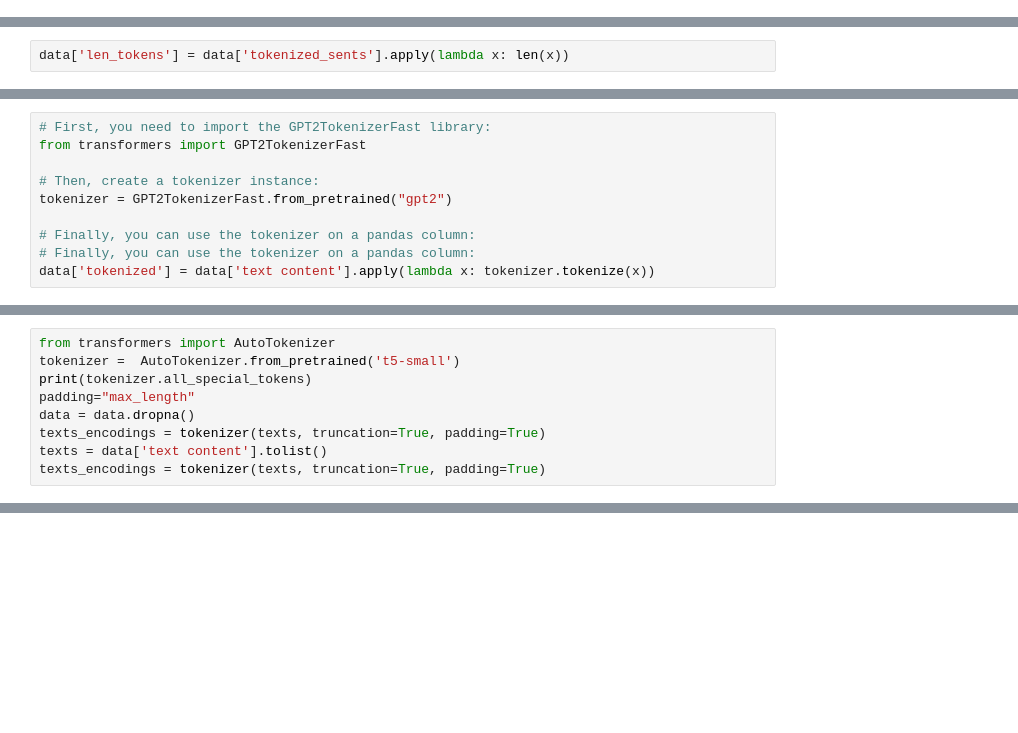
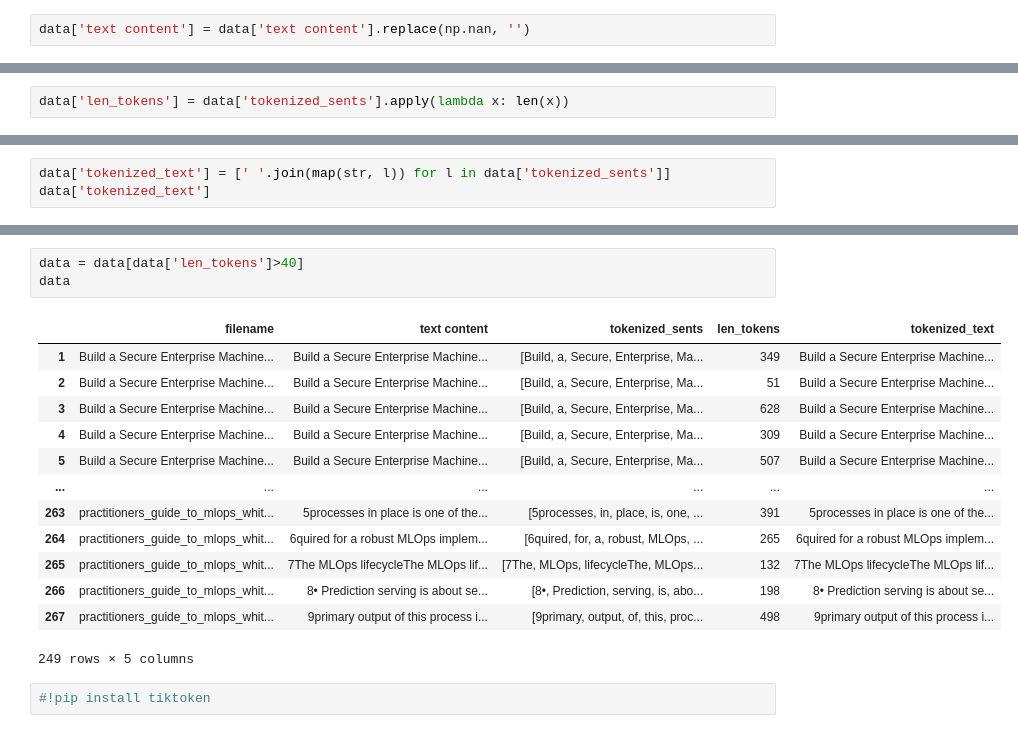
Before and after one commit to adebolarahman17/Boxes, a Jupyter notebook: Copy_of_Welcome_To_Colaboratory.ipynb, the cells around one changed output, grey strips where cells are left out. Saved outputs shown, nothing was run; the diff lists cells and outputs as text; blank space fills up the shorter version.

```diff
--- a/Copy_of_Welcome_To_Colaboratory.ipynb
+++ b/Copy_of_Welcome_To_Colaboratory.ipynb
@@ -480,6 +481,8 @@ data.head()
 | 2 | Build a Secure Enterprise Machine... | Build a Secure Enterprise Machine... |
 | 3 | Build a Secure Enterprise Machine... | Build a Secure Enterprise Machine... |
 | 4 | Build a Secure Enterprise Machine... | Build a Secure Enterprise Machine... |
+# %%
+data['text content'] = data['text content'].replace(np.nan, '')
 # %%
 import nltk
 nltk.download('punkt')
@@ -495,10 +494,0 @@ tokenizer = GPT2TokenizerFast.from_pretrained("gpt2")
-# %%
-# First, you need to import the GPT2TokenizerFast library:
-from transformers import GPT2TokenizerFast
-
-# Then, create a tokenizer instance:
-tokenizer = GPT2TokenizerFast.from_pretrained("gpt2")
-
-# Finally, you can use the tokenizer on a pandas column:
-# Finally, you can use the tokenizer on a pandas column:
-data['tokenized'] = data['text content'].apply(lambda x: tokenizer.tokenize(x))
@@ -508,9 +494,0 @@ TypeError: ignored
-# %%
-from transformers import AutoTokenizer
-tokenizer =  AutoTokenizer.from_pretrained('t5-small')
-print(tokenizer.all_special_tokens)
-padding="max_length"
-data = data.dropna()
-texts_encodings = tokenizer(texts, truncation=True, padding=True)
-texts = data['text content'].tolist()
-texts_encodings = tokenizer(texts, truncation=True, padding=True)
@@ -519,0 +510,3 @@ TypeError: ignored
+# %%
+data['tokenized_text'] = [' '.join(map(str, l)) for l in data['tokenized_sents']]
+data['tokenized_text']
@@ -519,0 +526,19 @@ TypeError: ignored
+# %%
+data = data[data['len_tokens']>40]
+data
+# %% [output]
+|  | filename | text content | tokenized_sents | len_tokens | tokenized_text |
+| 1 | Build a Secure Enterprise Machine... | Build a Secure Enterprise Machine... | [Build, a, Secure, Enterprise, Ma... | 349 | Build a Secure Enterprise Machine... |
+| 2 | Build a Secure Enterprise Machine... | Build a Secure Enterprise Machine... | [Build, a, Secure, Enterprise, Ma... | 51 | Build a Secure Enterprise Machine... |
+| 3 | Build a Secure Enterprise Machine... | Build a Secure Enterprise Machine... | [Build, a, Secure, Enterprise, Ma... | 628 | Build a Secure Enterprise Machine... |
+| 4 | Build a Secure Enterprise Machine... | Build a Secure Enterprise Machine... | [Build, a, Secure, Enterprise, Ma... | 309 | Build a Secure Enterprise Machine... |
+| 5 | Build a Secure Enterprise Machine... | Build a Secure Enterprise Machine... | [Build, a, Secure, Enterprise, Ma... | 507 | Build a Secure Enterprise Machine... |
+| ... | ... | ... | ... | ... | ... |
+| 263 | practitioners_guide_to_mlops_whit... | 5processes in place is one of the... | [5processes, in, place, is, one, ... | 391 | 5processes in place is one of the... |
+| 264 | practitioners_guide_to_mlops_whit... | 6quired for a robust MLOps implem... | [6quired, for, a, robust, MLOps, ... | 265 | 6quired for a robust MLOps implem... |
+| 265 | practitioners_guide_to_mlops_whit... | 7The MLOps lifecycleThe MLOps lif... | [7The, MLOps, lifecycleThe, MLOps... | 132 | 7The MLOps lifecycleThe MLOps lif... |
+| 266 | practitioners_guide_to_mlops_whit... | 8• Prediction serving is about se... | [8•, Prediction, serving, is, abo... | 198 | 8• Prediction serving is about se... |
+| 267 | practitioners_guide_to_mlops_whit... | 9primary output of this process i... | [9primary, output, of, this, proc... | 498 | 9primary output of this process i... |
+249 rows × 5 columns
+# %%
+#!pip install tiktoken
```
Also changed, not shown: parts of 17 cells of this notebook.
